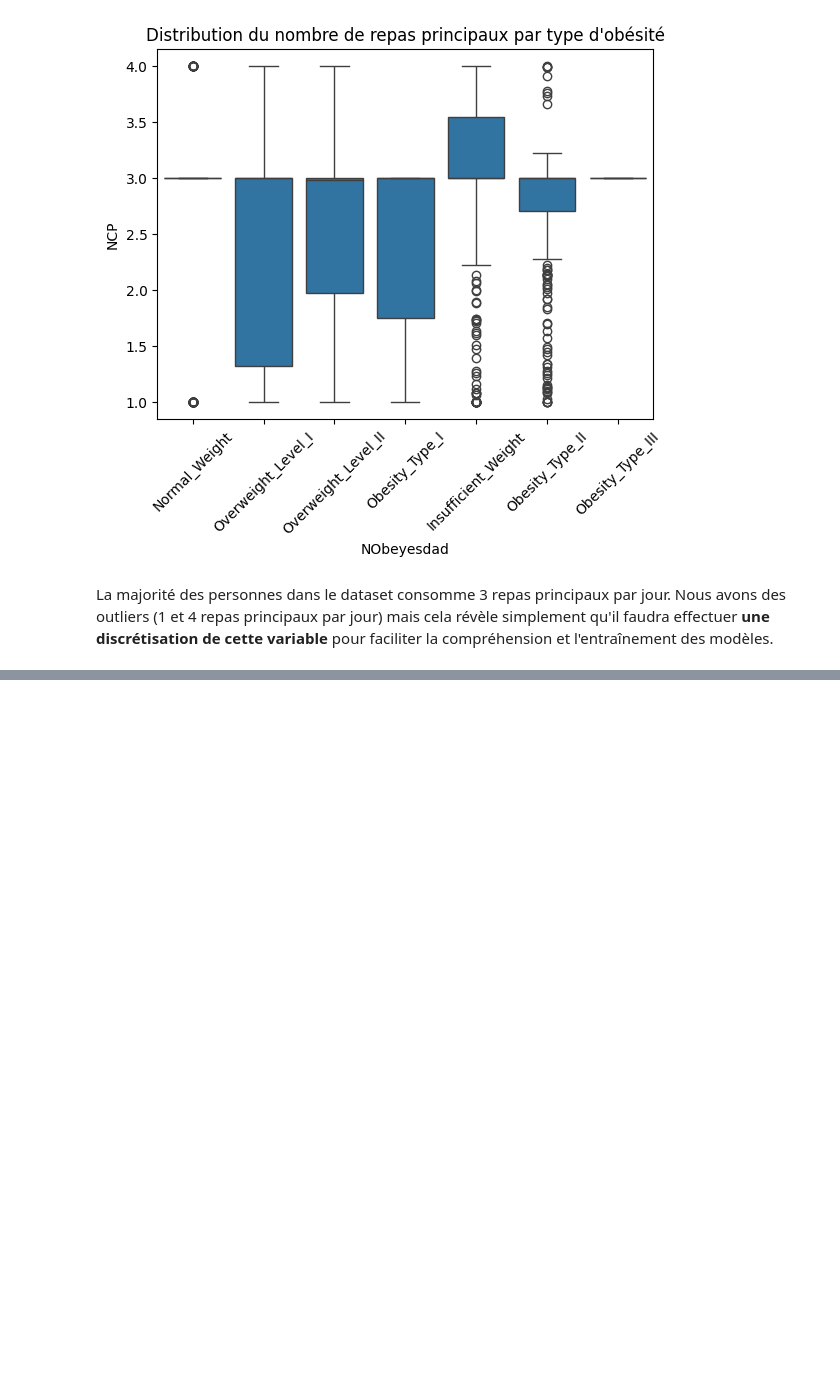
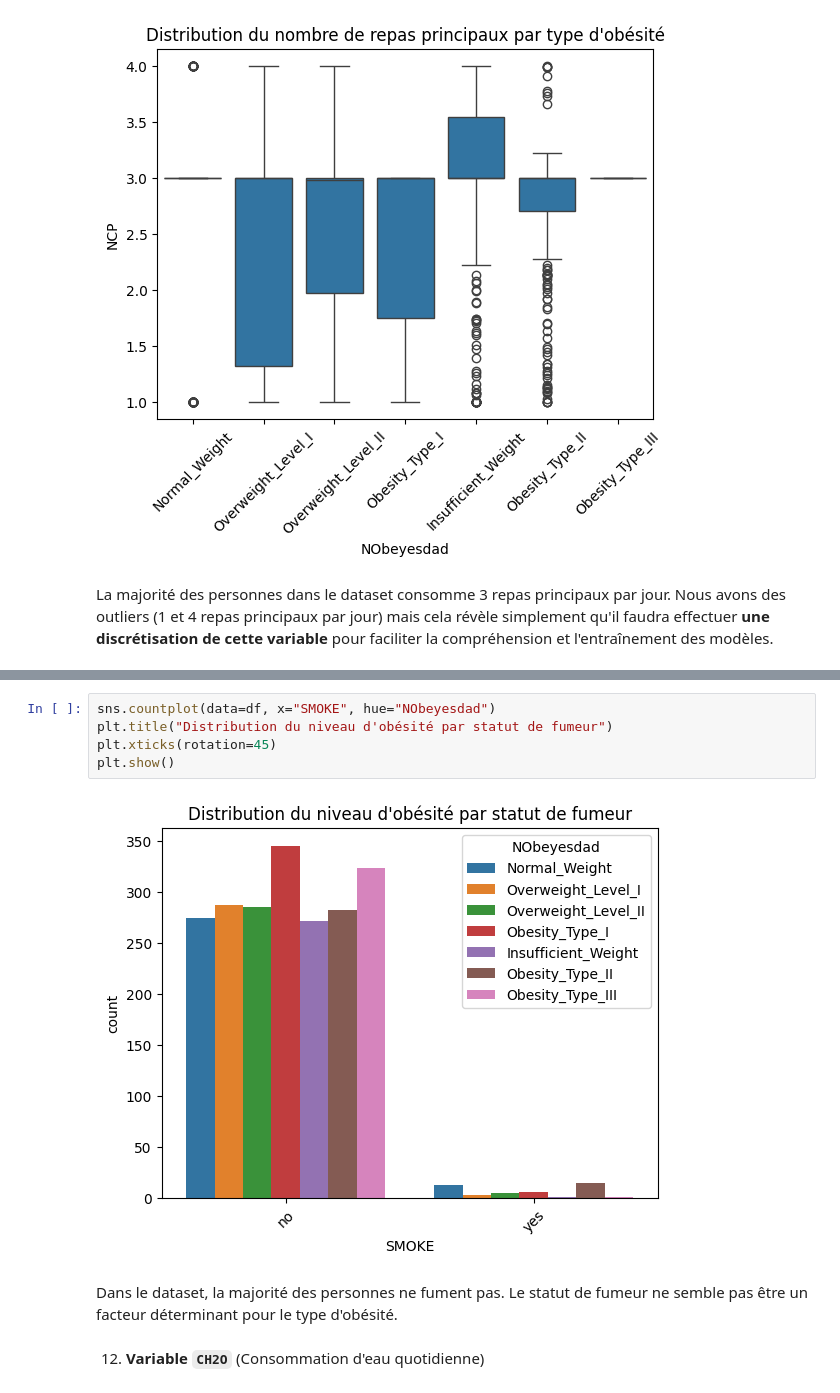
Before and after one commit to anthonybnl/projet-ml, a Jupyter notebook: notebook.ipynb, the cells around one changed output, grey strips where cells are left out. Saved outputs shown, nothing was run; the diff lists cells and outputs as text; blank space fills up the shorter version.

```diff
--- a/notebook.ipynb
+++ b/notebook.ipynb
@@ -381,0 +425,11 @@ La majorité des personnes dans le dataset consomme 3 repas principaux par jour.
+# %%
+sns.countplot(data=df, x="SMOKE", hue="NObeyesdad")
+plt.title("Distribution du niveau d'obésité par statut de fumeur")
+plt.xticks(rotation=45)
+plt.show()
+# %% [output]
+[figure, added]
+# %% [markdown]
+Dans le dataset, la majorité des personnes ne fument pas. Le statut de fumeur ne semble pas être un facteur déterminant pour le type d'obésité.
+# %% [markdown]
+12. **Variable `CH2O`** (Consommation d'eau quotidienne)
```
Also changed, not shown: parts of 41 cells of this notebook, 1 other file.
